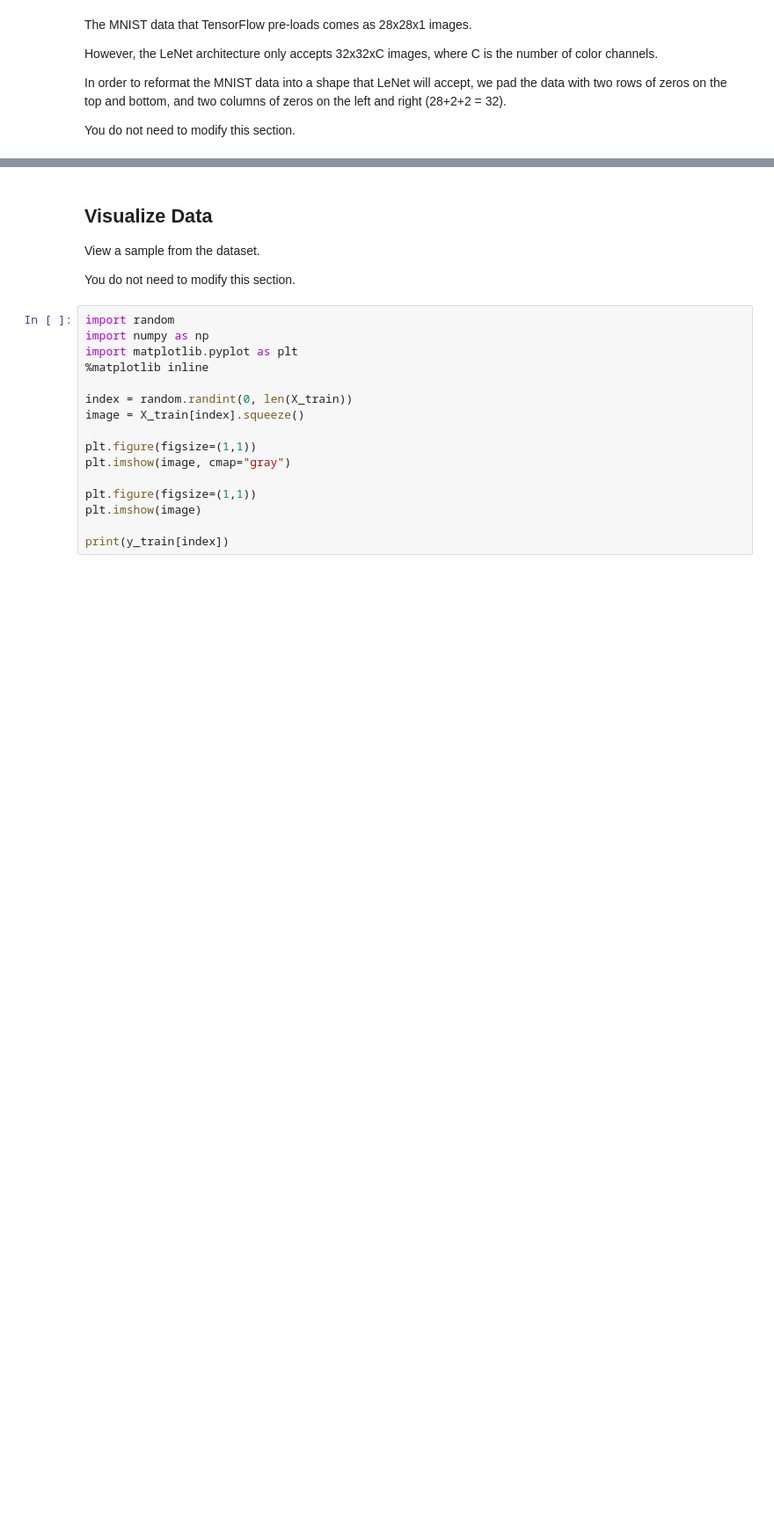
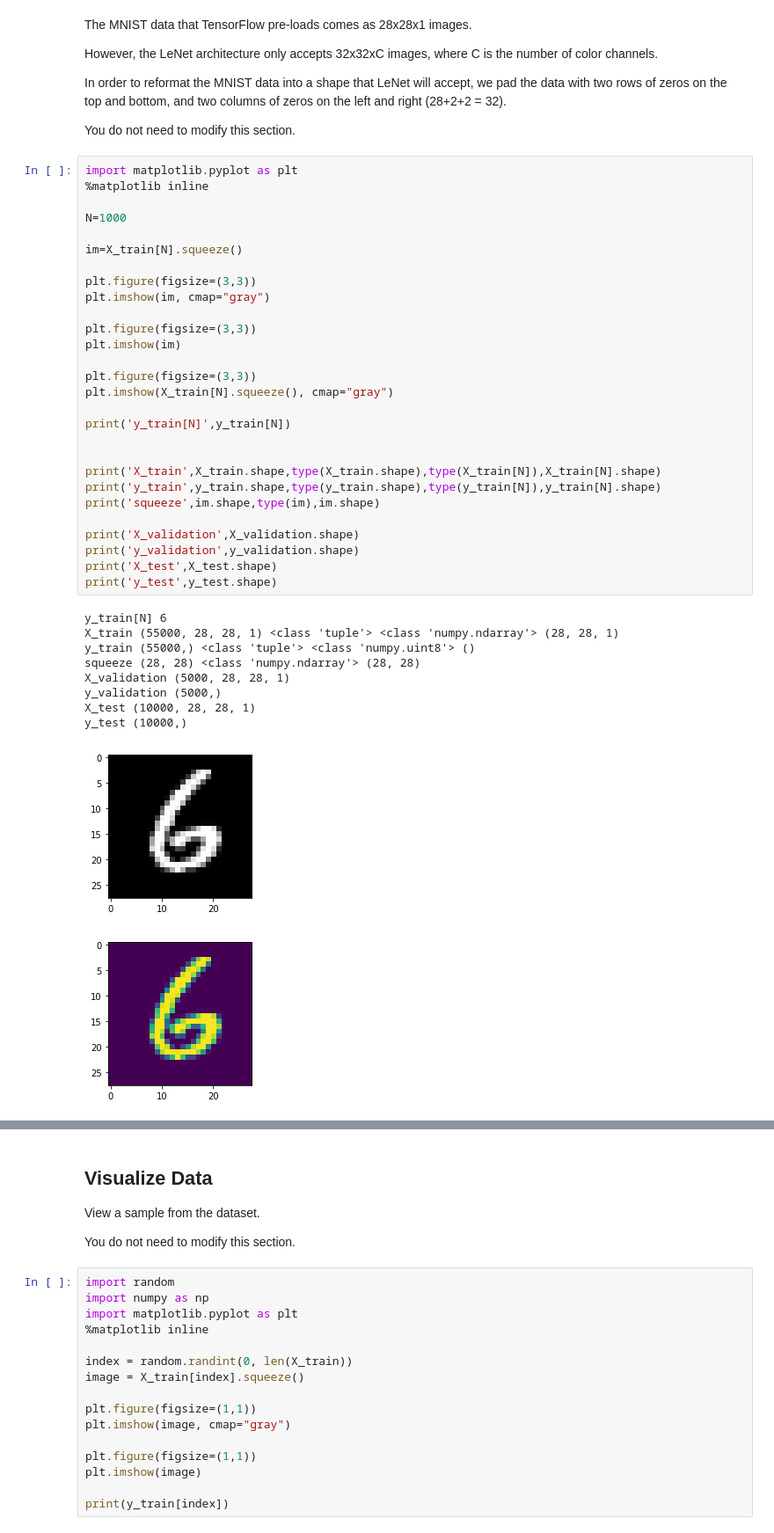
Before and after one commit to KSHIBA-HHQ/CarND-Traffic-Sign-Classifier-Project, a Jupyter notebook: LeNet-Lab.ipynb, the cells around one changed output, grey strips where cells are left out. Shown: that part at 88% size. Cells and saved outputs as stored; diff of their text form; blank space fills up the shorter version.

```diff
--- a/LeNet-Lab.ipynb
+++ b/LeNet-Lab.ipynb
@@ -77,3 +48,42 @@ However, the LeNet architecture only accepts 32x32xC images, where C is the numb
 In order to reformat the MNIST data into a shape that LeNet will accept, we pad the data with two rows of zeros on the top and bottom, and two columns of zeros on the left and right (28+2+2 = 32).
 
 You do not need to modify this section.
+# %%
+import matplotlib.pyplot as plt
+%matplotlib inline
+
+N=1000
+
+im=X_train[N].squeeze()
+
+plt.figure(figsize=(3,3))
+plt.imshow(im, cmap="gray")
+
+plt.figure(figsize=(3,3))
+plt.imshow(im)
+
+plt.figure(figsize=(3,3))
+plt.imshow(X_train[N].squeeze(), cmap="gray")
+
+print('y_train[N]',y_train[N])
+
+
+print('X_train',X_train.shape,type(X_train.shape),type(X_train[N]),X_train[N].shape)
+print('y_train',y_train.shape,type(y_train.shape),type(y_train[N]),y_train[N].shape)
+print('squeeze',im.shape,type(im),im.shape)
+
+print('X_validation',X_validation.shape)
+print('y_validation',y_validation.shape)
+print('X_test',X_test.shape)
+print('y_test',y_test.shape)
+# %% [output]
+y_train[N] 6
+X_train (55000, 28, 28, 1) <class 'tuple'> <class 'numpy.ndarray'> (28, 28, 1)
+y_train (55000,) <class 'tuple'> <class 'numpy.uint8'> ()
+squeeze (28, 28) <class 'numpy.ndarray'> (28, 28)
+X_validation (5000, 28, 28, 1)
+y_validation (5000,)
+X_test (10000, 28, 28, 1)
+y_test (10000,)
+[figure, added]
+[figure, added]
```
Also changed, not shown: parts of 15 cells of this notebook.
